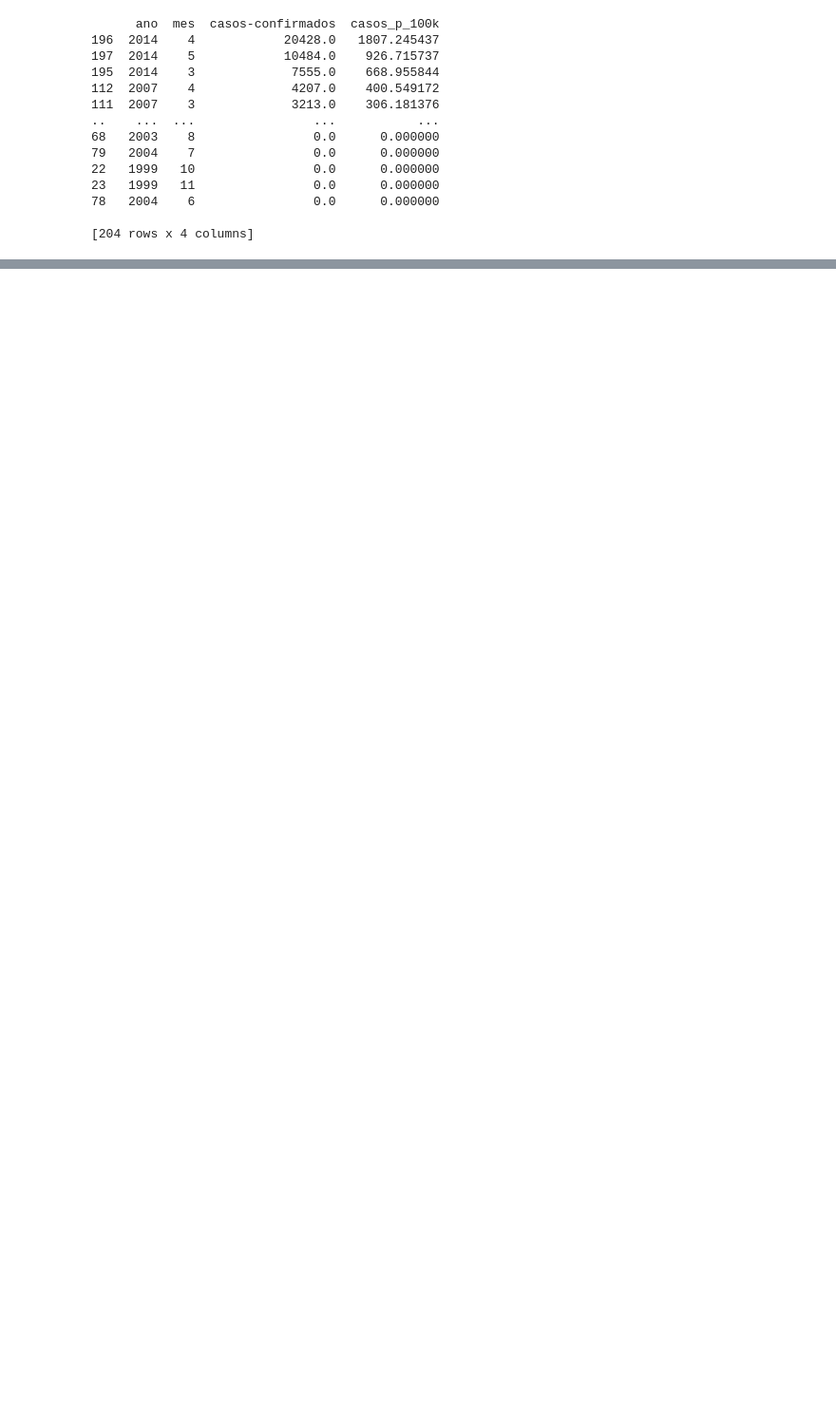
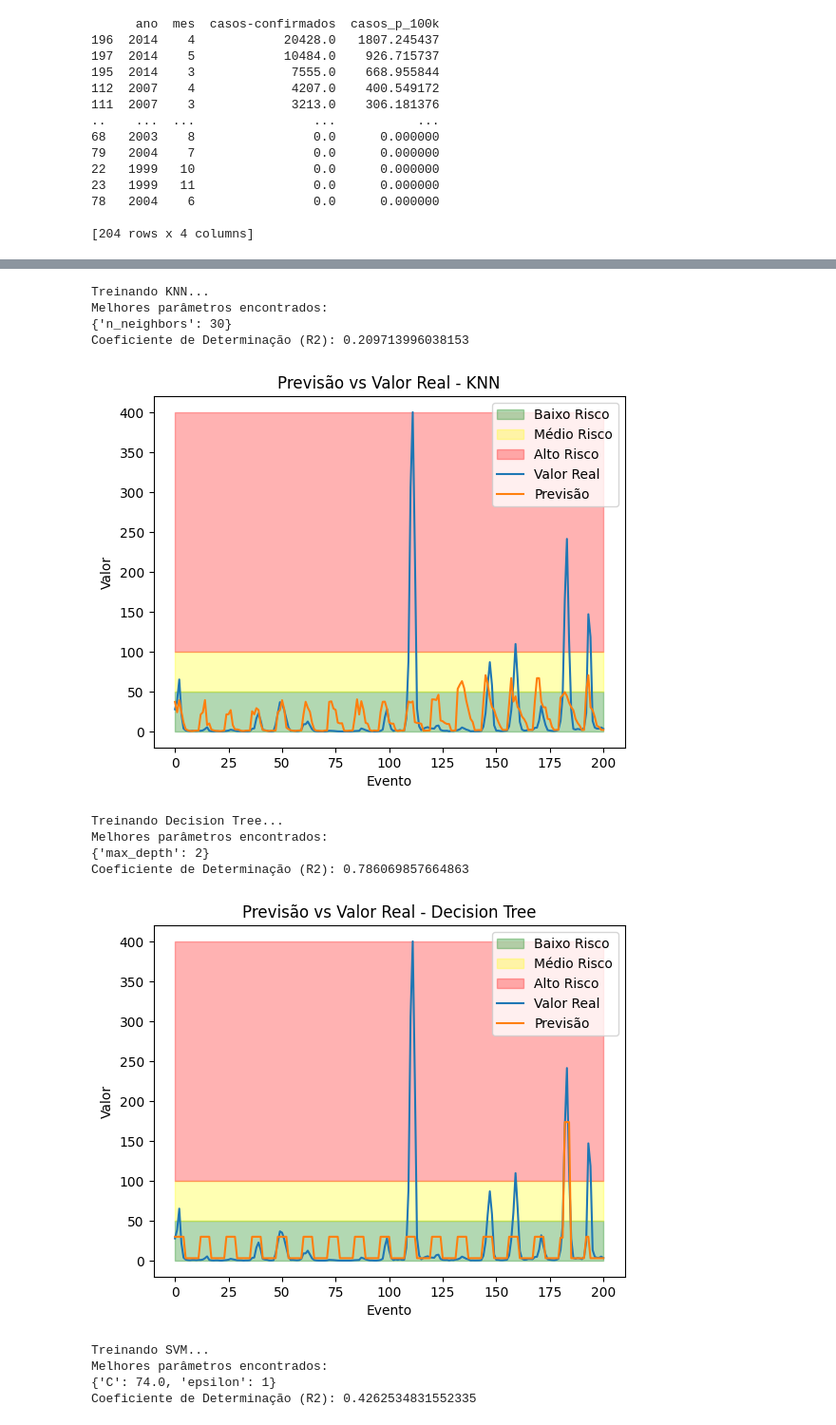
Before and after one commit to glaucofilho/CEDS808, a Jupyter notebook: Tarefas/TrabalhoFinal/teste.ipynb, the cells around one changed output, grey strips where cells are left out. Shown at 95% size. Drawn from its saved outputs; the diff is of its cells as text; code cells hidden in the pictures; blank space fills up the shorter version.

```diff
--- a/Tarefas/TrabalhoFinal/teste.ipynb
+++ b/Tarefas/TrabalhoFinal/teste.ipynb
@@ -383,13 +392,10 @@ X_train, X_test, y_train, y_test = train_test_split(
 # %%
-# Modelos a serem testados
 models = {
     "KNN": KNeighborsRegressor(),
     "Decision Tree": DecisionTreeRegressor(),
     "SVM": SVR(),
-    "Multi-layer Perceptron": MLPRegressor(),
     "Random Forest": RandomForestRegressor(),
     "Gradient Boosting": GradientBoostingRegressor(),
-    "XGBoost": xgb.XGBRegressor(),
 }
 
 max_depth = [None]
@@ -411,22 +417,15 @@ while valor <= 1:
     valor += 0.01
 
 params = {
-    "KNN": {"n_neighbors": list(range(16,31))}, # 1-100 achou 23
+    "KNN": {"n_neighbors": list(range(16,31))},
     "Decision Tree": {"max_depth": max_depth},
-    "SVM": {"C": C, "epsilon": [0.1, 0.2, 0.5, 1]}, # achou c 218, ep 0.2
-    "Multi-layer Perceptron": {
-        "hidden_layer_sizes": [(50,), (100,), (50, 50), (100, 100)]
-    },
+    "SVM": {"C": C, "epsilon": [0.1, 0.2, 0.5, 1]},
     "Random Forest": {
-        "n_estimators": [10, 50, 100, 150, 200, 250, 300, 350, 400, 450],  # 45
-        "max_depth": [None, 5, 10, 15, 20, 25, 30, 35, 40, 45],   # 10
+        "n_estimators": [10, 20, 30, 40, 50],
+        "max_depth": [None, 5, 10, 15, 20, 25, 30, 35, 40, 45, 50, 55, 60, 65, 70],
     },
     "Gradient Boosting": {
         "n_estimators": [50, 100, 150, 200],
         "learning_rate": [0.01, 0.1, 0.5, 1],
     },
-    "XGBoost": {
-        "n_estimators": [50, 100, 150, 200],
-        "learning_rate": [0.01, 0.1, 0.5, 1],
-    },
 }
@@ -433,24 +434,41 @@ params = {
 # %%
-# # Realizando Grid Search com validação cruzada
-# for name, model in models.items():
-#     print(f"Training {name}...")
-#     grid_search = GridSearchCV(model, params[name], cv=5, scoring="r2")
-#     grid_search.fit(X_train, y_train)
-#     best_model = grid_search.best_estimator_
-#     print(f"Best Parameters: {grid_search.best_params_}")
-#     predictions = best_model.predict(X_test)
-#     r2 = r2_score(y_test, predictions)
-#     print(f"{name} R2 Score:", r2)
+for name, model in models.items():
+    print(f"Treinando {name}...")
+    grid_search = GridSearchCV(model, params[name], cv=5, scoring="r2")
+    grid_search.fit(X, y)
+    print("Melhores parâmetros encontrados:")
+    print(grid_search.best_params_)
+    best_model = grid_search.best_estimator_
 
-#     # Fazendo previsões para todo o conjunto de dados
-#     predictions = best_model.predict(X)
+    predictions = best_model.predict(X_test)
+    r2 = r2_score(y_test, predictions)
+    print("Coeficiente de Determinação (R2):", r2)
 
-#     # Plotando gráfico de previsão versus valor real ao longo do tempo
-#     plt.figure()
-#     plt.plot(range(len(y)), y, label='Valor Real')
-#     plt.plot(range(len(predictions)), predictions, label='Previsão')
-#     plt.xlabel('Evento')
-#     plt.ylabel('Valor')
-#     plt.title(f'Previsão vs Valor Real - {name}')
-#     plt.legend()
-#     plt.show()
+    predictions = best_model.predict(X)
+
+    plt.figure()
+    plt.fill_between(range(len(y)), 0, baixo_limite, color='green', alpha=0.3, label='Baixo Risco')
+    plt.fill_between(range(len(y)), baixo_limite, medio_limite, color='yellow', alpha=0.3, label='Médio Risco')
+    plt.fill_between(range(len(y)), medio_limite, max(max(y), max(predictions)), color='red', alpha=0.3, label='Alto Risco')
+    plt.plot(range(len(y)), y, label='Valor Real')
+    plt.plot(range(len(predictions)), predictions, label='Previsão')
+    plt.xlabel('Evento')
+    plt.ylabel('Valor')
+    plt.title(f'Previsão vs Valor Real - {name}')
+    plt.legend()
+    plt.show()
+# %% [output]
+Treinando KNN...
+Melhores parâmetros encontrados:
+{'n_neighbors': 30}
+Coeficiente de Determinação (R2): 0.209713996038153
+[figure, added]
+Treinando Decision Tree...
+Melhores parâmetros encontrados:
+{'max_depth': 2}
+Coeficiente de Determinação (R2): 0.786069857664863
+[figure, added]
+Treinando SVM...
+Melhores parâmetros encontrados:
+{'C': 74.0, 'epsilon': 1}
+Coeficiente de Determinação (R2): 0.4262534831552335
```
Also changed, not shown: parts of 28 cells of this notebook.
